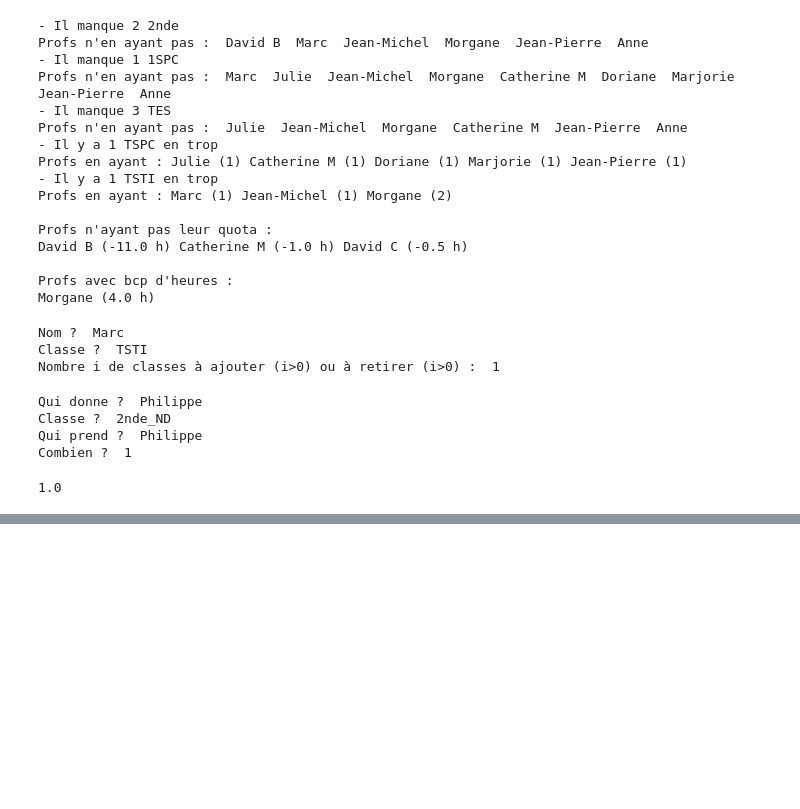
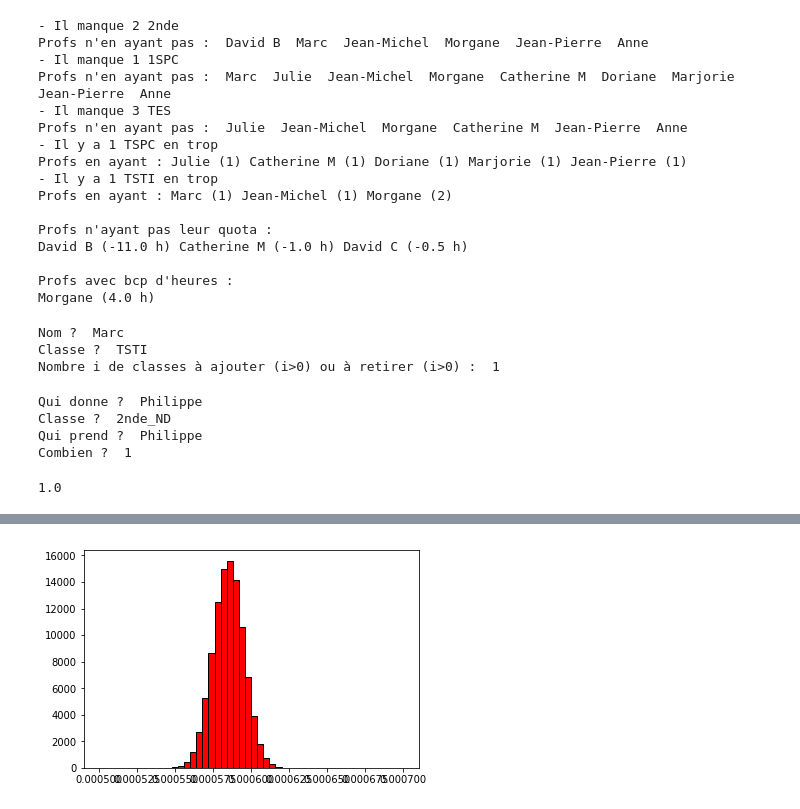
Before and after one commit to Cordier-Info/Recap, a Jupyter notebook: recap.ipynb, the cells around one changed output, grey strips where cells are left out. Cells and saved outputs as stored; diff of their text form; code cells hidden in the pictures; blank space fills up the shorter version.

```diff
--- a/recap.ipynb
+++ b/recap.ipynb
@@ -241,3 +241,82 @@ sauve(tableau)
 tableau.loc[tableau['Noms']=='Marc', '1STI'].values[0]
 # %% [output]
 1.0
+# %%
+#!/usr/bin/env python3
+# -*- coding: utf-8 -*-
+"""
+Created on Fri Jun 26 13:58:04 2020
+
+@author: anne-laurefrancois
+
+Evaluation de l'incertitude sur la vitesse à partir de mesures de distances
+et de durées - Méthode de Monte Carlo
+"""
+
+
+import numpy as np
+from matplotlib import pyplot
+
+#%% Définition du tirage au sort de la valeur d'une variable
+
+"""
+    Renvoie une valeur x aléatoire de la variable X d'incertitude-type u(X)
+        X = [x, u(X)]
+"""
+
+def Alea(X):
+    tirage = np.random.normal()   # Tirage entre -infini et +infini (loi normale)
+    return X[0]+X[1]*tirage
+
+
+
+
+#%% Entrées
+
+Distance = [0.200, 0.005]                    # [Distance mesurée [m], incertitude sur la distance]
+Durée = [0.000585 , 0.00001]                 # [Durée mesurée [s], incertitude sur la durée]
+
+
+#%% Calcul de la vitesse
+
+Vitesse = Distance[0]/Durée[0]              # Vitesse calculée à partir des entrées [m/s]
+
+
+#%% Méthode de Monte Carlo pour trouver l'incertitude sur la vitesse sans composition des incertitudes
+
+nombre_essais = 100000
+Xd = np.zeros(nombre_essais)
+Xt = np.zeros(nombre_essais)
+Xv = np.zeros(nombre_essais)                 # crée un tableau pour stocker les valeurs tirées au hasard de la vitesse
+
+for i in range(nombre_essais):               # Réitère nombre_essais fois le processus
+    Xd[i] = Alea(Distance)
+    Xt[i] = Alea(Durée)
+    Aleav = Alea(Distance)/(Alea(Durée))     # Tire au hasard une valeur de la vitesse
+    Xv[i] = Aleav                            # Ajoute la valeur au tableau Xv
+
+
+Moyv = np.sum(Xv) / nombre_essais            # Calcule la moyenne des valeurs de la vitesse
+
+incertitude = (1/(nombre_essais - 1) * np.sum((Xv - Moyv)**2))**0.5  # Calcule l'écart-type pour la valeur de la vitesse calculée à partir des entrées
+
+print("ceux qui vont bien :")
+a = np.count_nonzero((Xv>Moyv-incertitude) & (Xv<Moyv+incertitude))
+print("d'où {}% dedans".format(a/nombre_essais*100))
+
+#%% Affichage
+
+print('Calcul de la vitesse à partir des mesures (Entrées):', Vitesse)
+print('Moyenne des valeurs de la vitesse:', Moyv)
+print('incertitude sur la valeur calculée de la vitesse:',incertitude)
+
+pyplot.hist(Xt, range = (0.0005, 0.0007), bins = 50, color = 'red', edgecolor = 'black')
+pyplot.figure()
+pyplot.hist(Xd, range = (0.15, 0.25), bins = 50, color = 'blue', edgecolor = 'black')
+pyplot.figure()
+pyplot.hist(Xv, range = (300, 400), bins = 50, color = 'orange', edgecolor = 'black')
+pyplot.xlabel('v (m/s)')
+pyplot.ylabel('effectif')
+pyplot.title('Pour 100 000 essais')
+pyplot.show()
+# %% [output]
@@ -243,0 +328 @@ tableau.loc[tableau['Noms']=='Marc', '1STI'].values[0]
+[figure, added]
```
Also changed, not shown: parts of 2 cells of this notebook.
